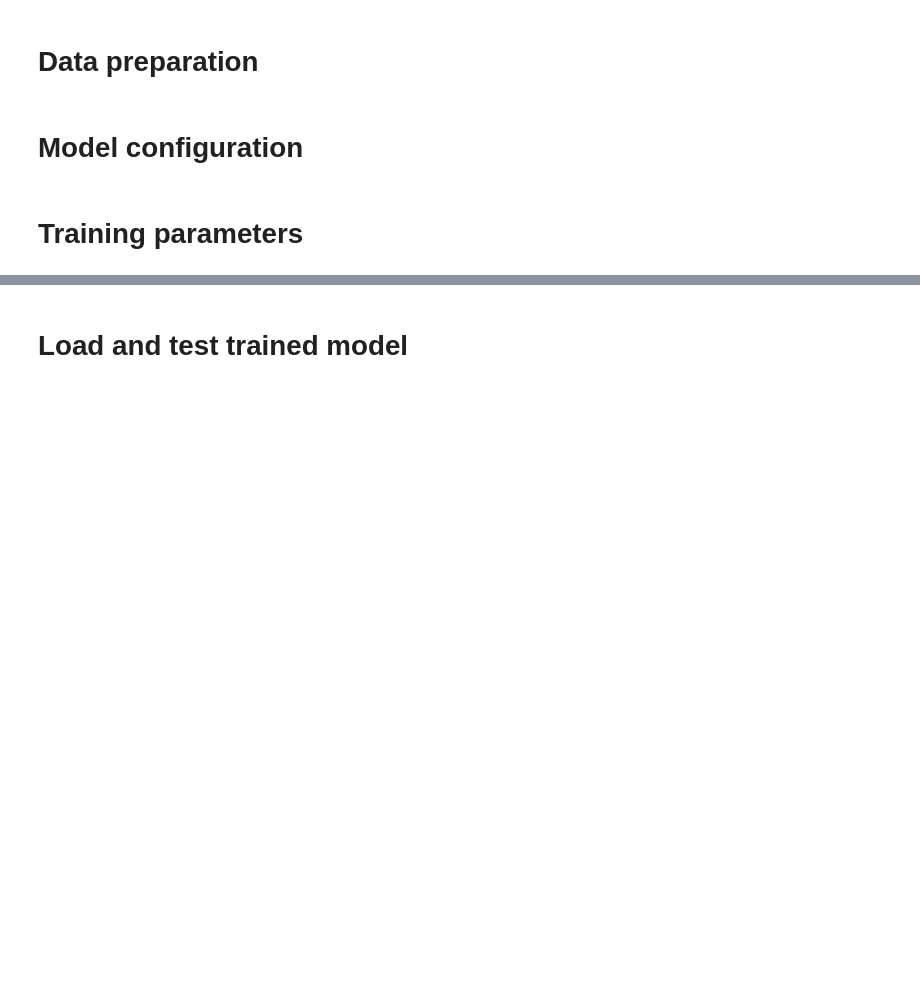
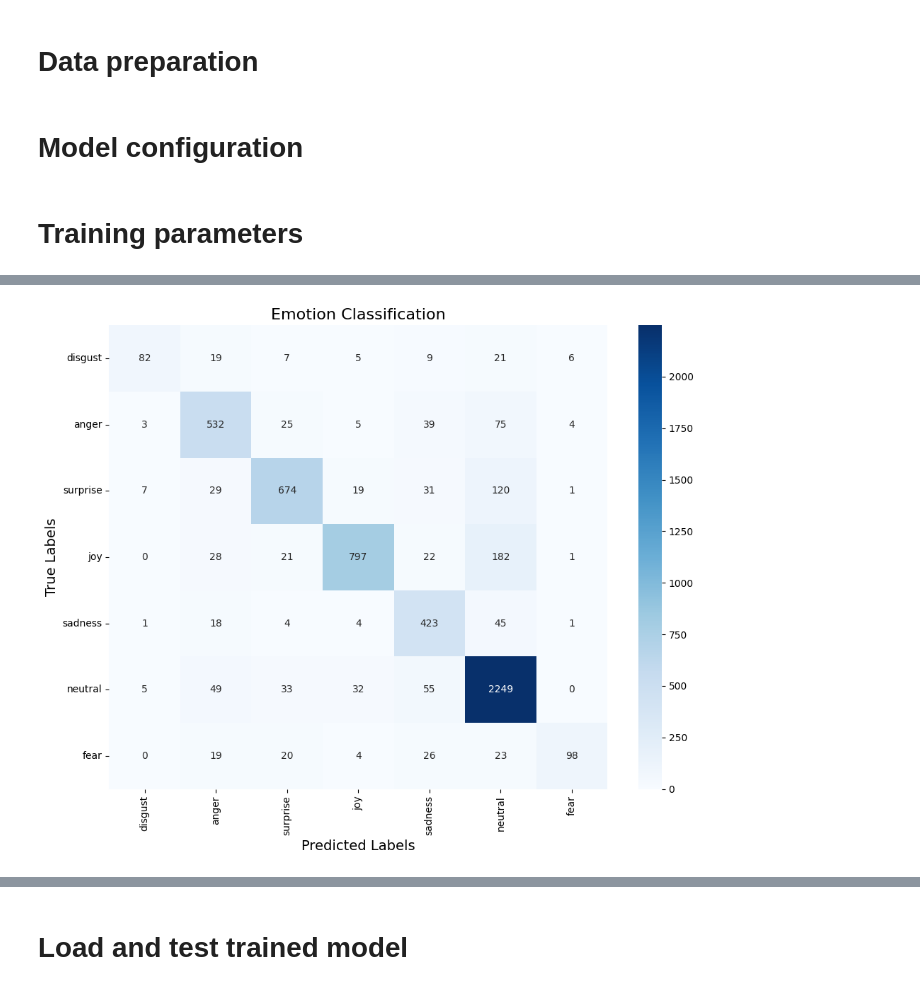
Before and after one commit to KatarzynaSzczepaniak/EDiReF, a Jupyter notebook: mixture_of_experts_single_gate.ipynb, the cells around one changed output, grey strips where cells are left out. Saved outputs shown, nothing was run; the diff lists cells and outputs as text; code cells hidden in the pictures; blank space fills up the shorter version.

Commit message:
Save experiment setup, logs and results into file, calculate F1 for unique emotions, calculate confusion matrix for emotion and trigger classification

```diff
--- a/mixture_of_experts_single_gate.ipynb
+++ b/mixture_of_experts_single_gate.ipynb
@@ -148,10 +156,10 @@ class MoEForEmotionAndTriggerClassification(nn.Module):
     def __init__(self, num_experts, k, num_classes, gate_type = 'linear', expert_type = 'linear'):
         super(MoEForEmotionAndTriggerClassification, self).__init__()
 
-        self.pretrained_model = RobertaModel.from_pretrained('roberta-base') if DATASET == 'MELD' else BertModel.from_pretrained("bert-base-multilingual-cased")
-        for param in self.pretrained_model.parameters():
+        self.roberta = RobertaModel.from_pretrained('roberta-base') if DATASET == 'MELD' else BertModel.from_pretrained("bert-base-multilingual-cased")
+        for param in self.roberta.parameters():
             param.requires_grad = True  # Set to True if you want to fine-tune RoBERTa
-        hidden_size = self.pretrained_model.config.hidden_size
+        hidden_size = self.roberta.config.hidden_size
 
         gate_setup = {
             'linear': nn.Linear(hidden_size, num_experts),
@@ -164,8 +172,8 @@ class MoEForEmotionAndTriggerClassification(nn.Module):
             'rnn': nn.LSTM(hidden_size, hidden_size),
         }
 
-        self.gating_network = gate_setup[GATE_TYPE]
-        self.experts = nn.ModuleList([expert_setup[EXPERT_TYPE] for _ in range(num_experts)])
+        self.gating_network = gate_setup[gate_type]
+        self.experts = nn.ModuleList([expert_setup[expert_type] for _ in range(num_experts)])
 
         self.emotion_classifier = nn.Linear(hidden_size, num_classes)
         self.trigger_classifier = nn.Linear(hidden_size, 1)
@@ -174,7 +182,7 @@ class MoEForEmotionAndTriggerClassification(nn.Module):
         self.dropout = nn.Dropout(p = 0.1)
 
     def forward(self, input_ids, attention_mask):
-        model_outputs = self.pretrained_model(input_ids = input_ids, attention_mask = attention_mask)
+        model_outputs = self.roberta(input_ids = input_ids, attention_mask = attention_mask)
         embeddings = model_outputs.last_hidden_state  # (batch_size, seq_len, hidden_size)
         pooled_embeddings = embeddings.mean(dim = 1)    # (batch_size, hidden_size)
         pooled_embeddings = self.dropout(pooled_embeddings)
@@ -355,2 +396,2 @@ def train_and_validate(model, train_loader, val_loader, num_epochs = 3):
 # %%
-train_and_validate(moe, train_loader, val_loader, num_epochs = NUM_EPOCHS)
+logs = train_and_validate(moe, train_loader, val_loader, num_epochs = NUM_EPOCHS)
@@ -356,0 +520,27 @@ train_and_validate(moe, train_loader, val_loader, num_epochs = NUM_EPOCHS)
+# %%
+import seaborn as sns
+import matplotlib.pyplot as plt
+
+def plot_confusion_matrix(cm, labels, title = "Confusion Matrix"):
+    plt.figure(figsize = (10, 8))
+    sns.heatmap(cm, annot = True, fmt = 'd', cmap = "Blues", xticklabels = labels, yticklabels = labels)
+    plt.xlabel('Predicted Labels', fontsize = 14)
+    plt.ylabel('True Labels', fontsize = 14)
+    plt.title(title, fontsize = 16)
+    plt.xticks(rotation = 90)
+    plt.yticks(rotation = 0)
+    plt.tight_layout()
+    plt.show()
+# %%
+metrics, emotion_cm, trigger_cm = get_metrics(moe, test_loader, device)
+
+# Output results
+for task, results in metrics.items():
+    print(f'Task: {task}')
+    for metric, score in results.items():
+        if metric != 'f1' or (metric == 'f1' and isinstance(score, np.float64)):
+            print(f'      {metric}: {score:.3f}')
+        else:
+            print(f'      f1: ')
+            for x, y in score.items():
+                print(f'          {x}: {y:.3f}')
@@ -356,0 +566,4 @@ train_and_validate(moe, train_loader, val_loader, num_epochs = NUM_EPOCHS)
+# %%
+plot_confusion_matrix(emotion_cm, [i for i in labels_to_ids.keys()], "Emotion Classification")
+# %% [output]
+[figure, added]
```
Also changed, not shown: parts of 22 cells of this notebook, 27 other files.
